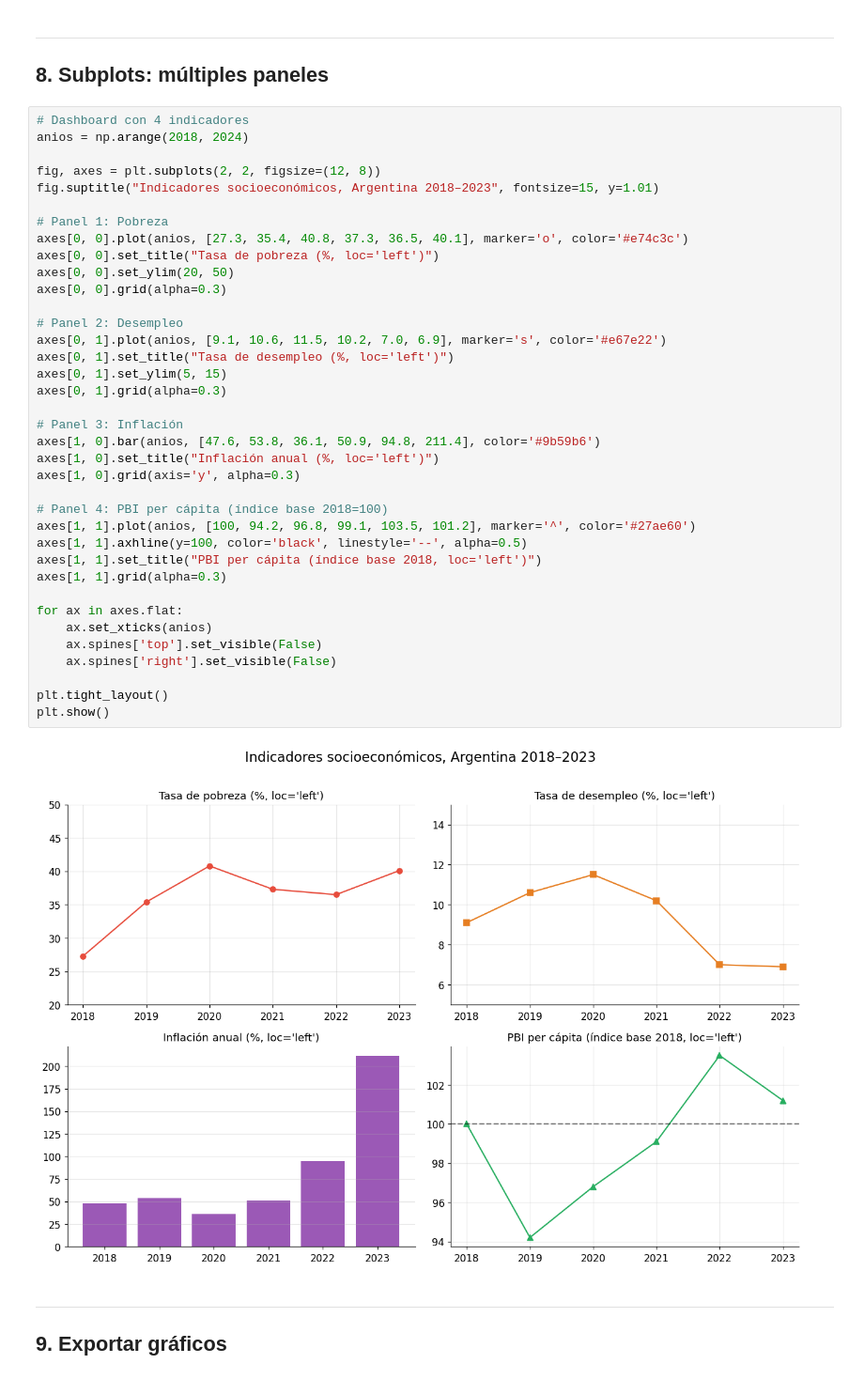
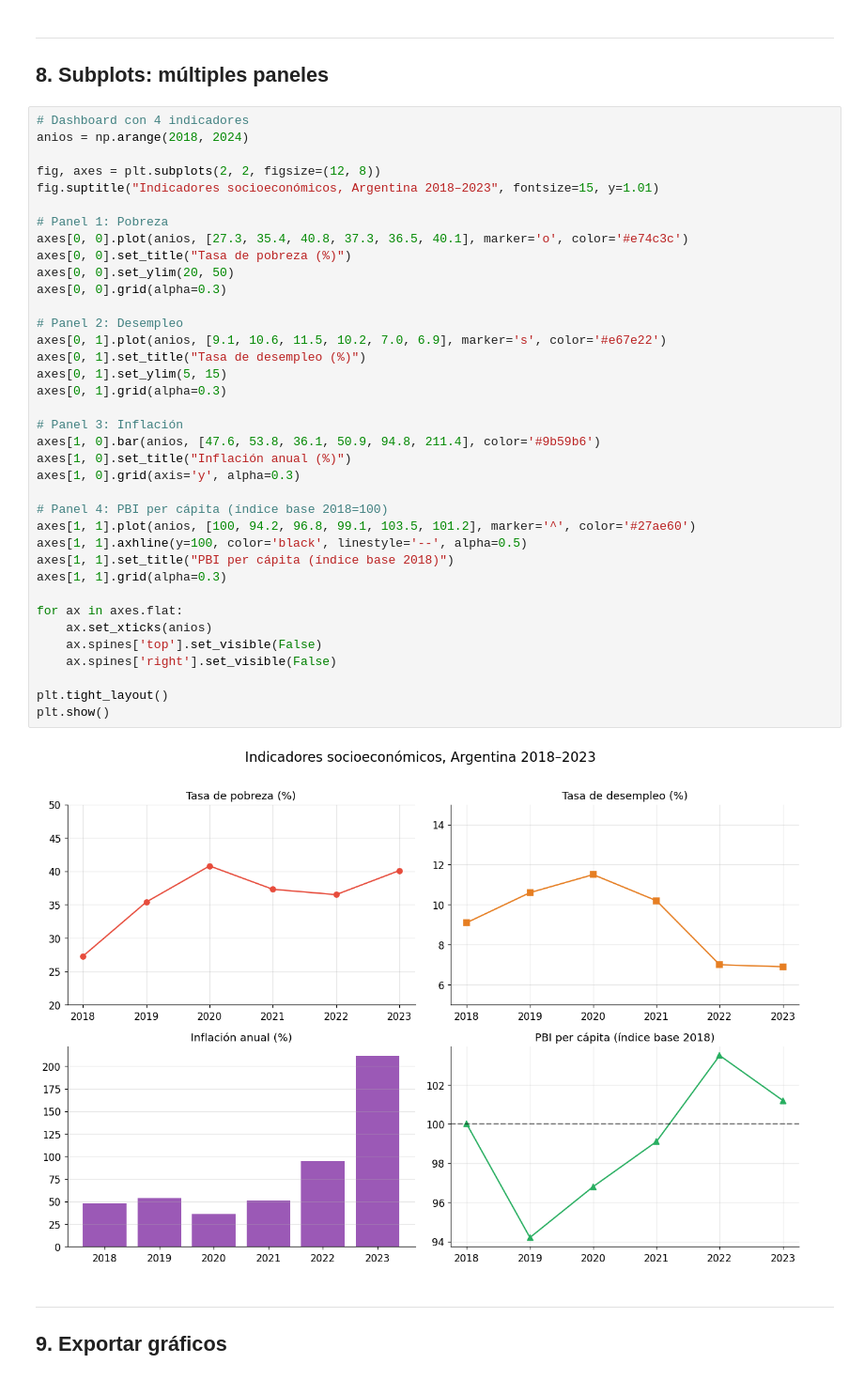
Before and after one commit to dbrisaro/Python-y-Politicas-Publicas---Risaro, a Jupyter notebook: M01_C03_Matplotlib_Visualizacion.ipynb, the cells around one changed output. Shown at 94% size. Cells and saved outputs as stored; diff of their text form.

Commit message:
Fix loc='left' injected inside plot title strings, re-execute notebooks

```diff
--- a/M01_C03_Matplotlib_Visualizacion.ipynb
+++ b/M01_C03_Matplotlib_Visualizacion.ipynb
@@ -306,38 +306,38 @@ anios = np.arange(2018, 2024)
 fig, axes = plt.subplots(2, 2, figsize=(12, 8))
 fig.suptitle("Indicadores socioeconómicos, Argentina 2018–2023", fontsize=15, y=1.01)
 
 # Panel 1: Pobreza
 axes[0, 0].plot(anios, [27.3, 35.4, 40.8, 37.3, 36.5, 40.1], marker='o', color='#e74c3c')
-axes[0, 0].set_title("Tasa de pobreza (%, loc='left')")
+axes[0, 0].set_title("Tasa de pobreza (%)")
 axes[0, 0].set_ylim(20, 50)
 axes[0, 0].grid(alpha=0.3)
 
 # Panel 2: Desempleo
 axes[0, 1].plot(anios, [9.1, 10.6, 11.5, 10.2, 7.0, 6.9], marker='s', color='#e67e22')
-axes[0, 1].set_title("Tasa de desempleo (%, loc='left')")
+axes[0, 1].set_title("Tasa de desempleo (%)")
 axes[0, 1].set_ylim(5, 15)
 axes[0, 1].grid(alpha=0.3)
 
 # Panel 3: Inflación
 axes[1, 0].bar(anios, [47.6, 53.8, 36.1, 50.9, 94.8, 211.4], color='#9b59b6')
-axes[1, 0].set_title("Inflación anual (%, loc='left')")
+axes[1, 0].set_title("Inflación anual (%)")
 axes[1, 0].grid(axis='y', alpha=0.3)
 
 # Panel 4: PBI per cápita (índice base 2018=100)
 axes[1, 1].plot(anios, [100, 94.2, 96.8, 99.1, 103.5, 101.2], marker='^', color='#27ae60')
 axes[1, 1].axhline(y=100, color='black', linestyle='--', alpha=0.5)
-axes[1, 1].set_title("PBI per cápita (índice base 2018, loc='left')")
+axes[1, 1].set_title("PBI per cápita (índice base 2018)")
 axes[1, 1].grid(alpha=0.3)
 
 for ax in axes.flat:
     ax.set_xticks(anios)
     ax.spines['top'].set_visible(False)
     ax.spines['right'].set_visible(False)
 
 plt.tight_layout()
 plt.show()
 # %% [output]
-[figure, old version]
+[figure, new version]
 # %% [markdown]
 ---
 ## 9. Exportar gráficos
```
Also changed, not shown: 15 other files.
